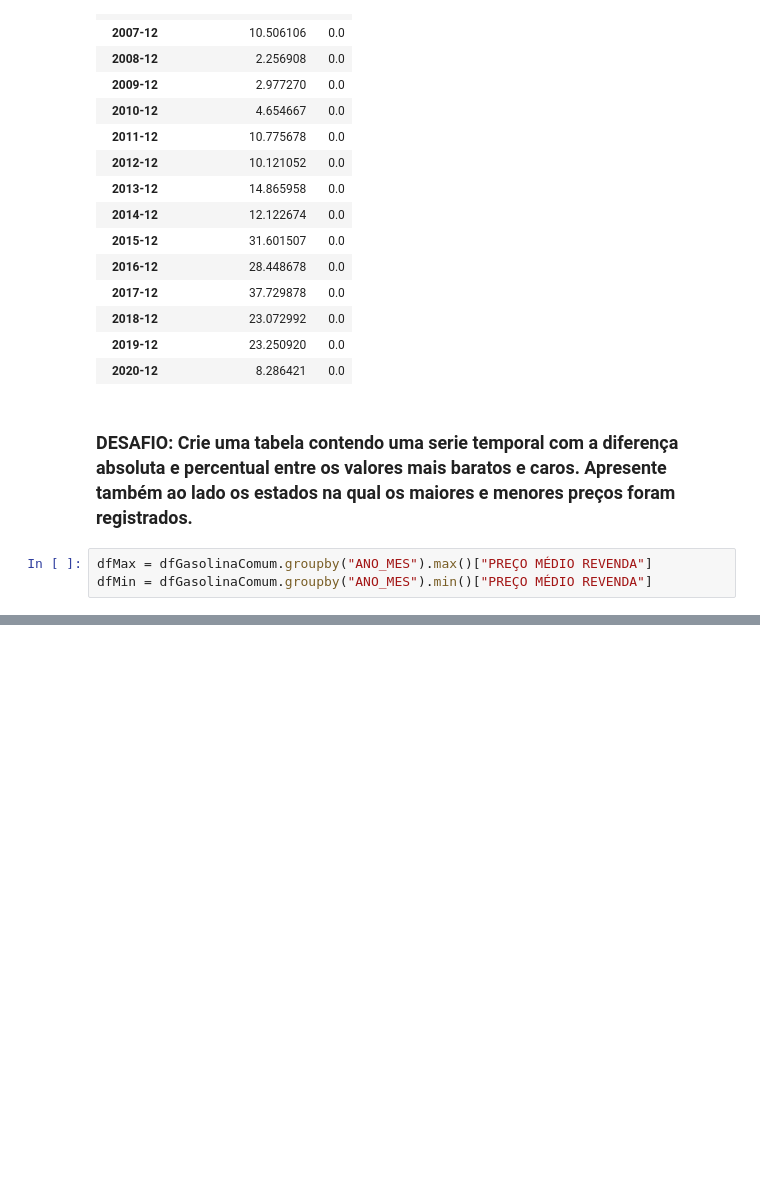
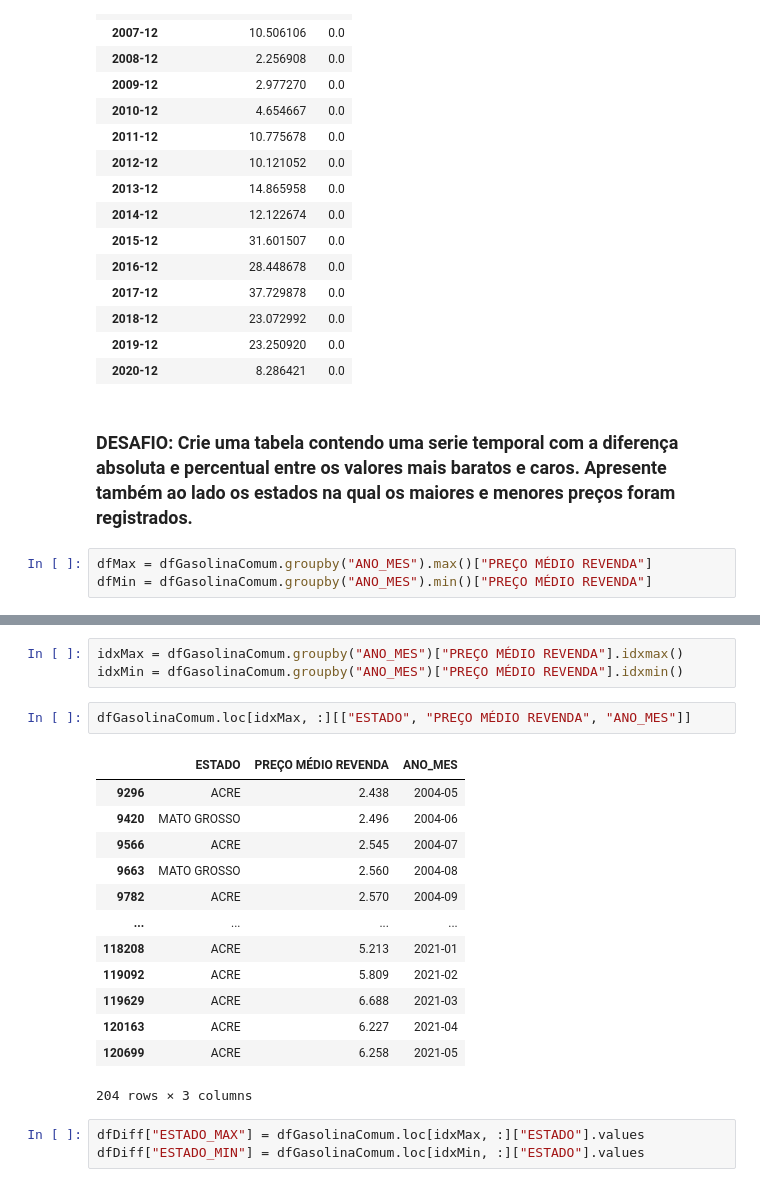
Before and after one commit to profmatheuspassos/analise-dados-pandas-sql, a Jupyter notebook: 4-analise-precos-gasolina-BR/exercicios-pandas.ipynb, the cells around one changed output, grey strips where cells are left out. Drawn from its saved outputs; the diff is of its cells as text; blank space fills up the shorter version.

```diff
--- a/4-analise-precos-gasolina-BR/exercicios-pandas.ipynb
+++ b/4-analise-precos-gasolina-BR/exercicios-pandas.ipynb
@@ -371,0 +374,22 @@ dfDiff
+# %%
+idxMax = dfGasolinaComum.groupby("ANO_MES")["PREÇO MÉDIO REVENDA"].idxmax()
+idxMin = dfGasolinaComum.groupby("ANO_MES")["PREÇO MÉDIO REVENDA"].idxmin()
+# %%
+dfGasolinaComum.loc[idxMax, :][["ESTADO", "PREÇO MÉDIO REVENDA", "ANO_MES"]]
+# %% [output]
+|  | ESTADO | PREÇO MÉDIO REVENDA | ANO_MES |
+| 9296 | ACRE | 2.438 | 2004-05 |
+| 9420 | MATO GROSSO | 2.496 | 2004-06 |
+| 9566 | ACRE | 2.545 | 2004-07 |
+| 9663 | MATO GROSSO | 2.560 | 2004-08 |
+| 9782 | ACRE | 2.570 | 2004-09 |
+| ... | ... | ... | ... |
+| 118208 | ACRE | 5.213 | 2021-01 |
+| 119092 | ACRE | 5.809 | 2021-02 |
+| 119629 | ACRE | 6.688 | 2021-03 |
+| 120163 | ACRE | 6.227 | 2021-04 |
+| 120699 | ACRE | 6.258 | 2021-05 |
+204 rows × 3 columns
+# %%
+dfDiff["ESTADO_MAX"] = dfGasolinaComum.loc[idxMax, :]["ESTADO"].values
+dfDiff["ESTADO_MIN"] = dfGasolinaComum.loc[idxMin, :]["ESTADO"].values
```
Also changed, not shown: parts of 4 cells of this notebook.
